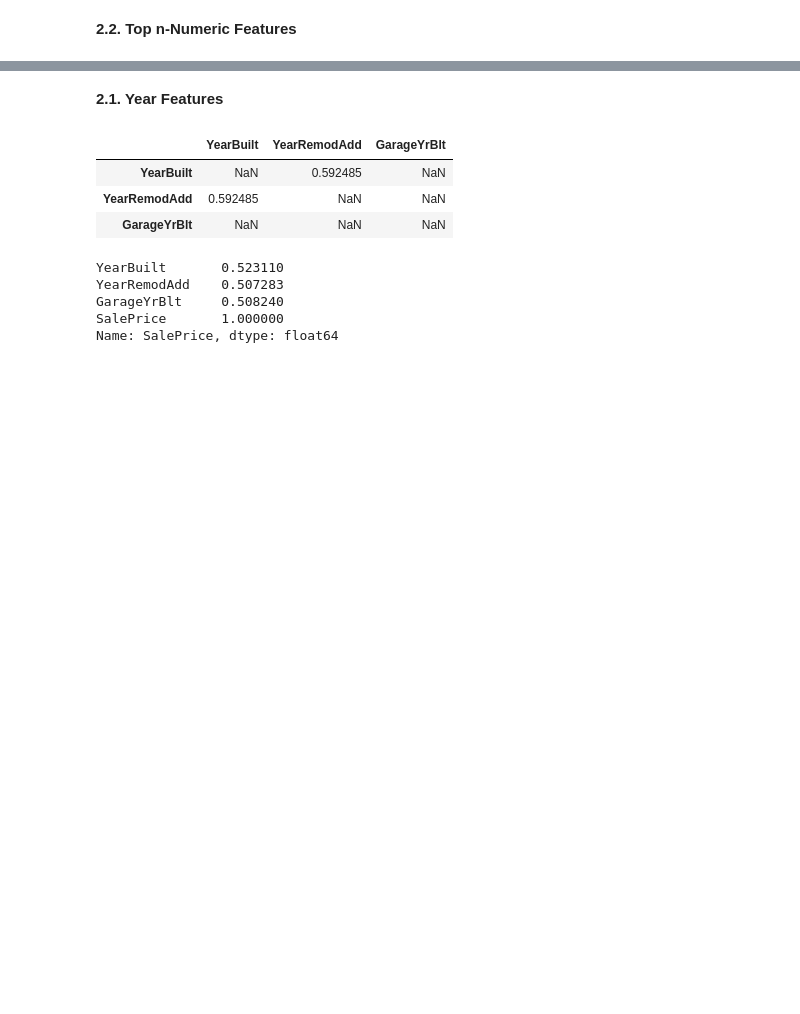
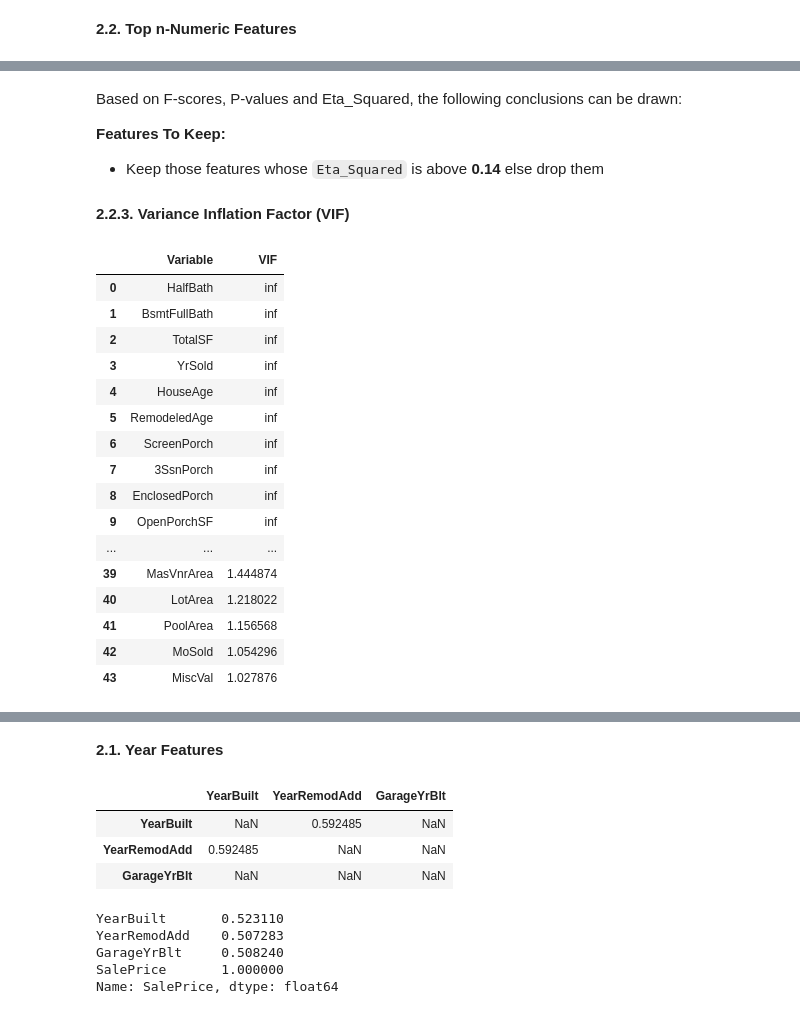
Before and after one commit to annugit1655/Real-Estate-Price-Prediction, a Jupyter notebook: Real-Estate-Price-Prediction/notebooks/02-Preprocessing-&-Feature-Engg.ipynb, the cells around one changed output, grey strips where cells are left out. Cells and saved outputs as stored; diff of their text form; code cells hidden in the pictures; blank space fills up the shorter version.

```diff
--- a/Real-Estate-Price-Prediction/notebooks/02-Preprocessing-&-Feature-Engg.ipynb
+++ b/Real-Estate-Price-Prediction/notebooks/02-Preprocessing-&-Feature-Engg.ipynb
@@ -510,0 +659,5 @@ def filter_by_correlation(df, features, target="SalePrice"):
+# %%
+num_cols = train_pro.select_dtypes(include='number').columns
+# Drop them due to multicollinearity
+remove_col = ['TotRmsAbvGrd', 'GarageCars', 'FullBath', '1stFlrSF', 'GarageYrBlt']
+num_col = [col for col in num_cols if col not in ['Id', 'LotFrontage', 'SalePrice']]
@@ -511,25 +709,45 @@ def filter_by_correlation(df, features, target="SalePrice"):
+# %% [markdown]
+Based on F-scores, P-values and Eta_Squared, the following conclusions can be drawn:
+
+**Features To Keep:**
+
+- Keep those features whose `Eta_Squared` is above __0.14__ else drop them
+# %% [markdown]
+**2.2.3. Variance Inflation Factor (VIF)**
 # %%
-# Analysis using VIF
+# compute the vif for all given features
 from statsmodels.stats.outliers_influence import variance_inflation_factor
 
-def filter_by_vif(df, features):
-    """
-    Filter numeric features based on VIF analysis.
+def compute_vif(df):
 
-    Parameters:
-    -----------
-    df : pandas.DataFrame
-        Dataset containing numeric features.
-    features : list
-        List of candidate numeric features to evaluate.
+    d = df.select_dtypes(include = 'number')
+    # the calculation of variance inflation requires a constant
+    d['intercept'] = 1
 
-    Returns:
-    --------
-    vif_df : pandas.DataFrame
-        VIF values for selected features.
-    """
-    X = df[features].dropna()
-    vif_data = pd.DataFrame()
-    vif_data["feature"] = X.columns
-    vif_data["VIF"] = [variance_inflation_factor(X.values, i) for i in range(X.shape[1])]
-    return vif_data
+    # create dataframe to store vif values
+    vif = pd.DataFrame()
+    vif["Variable"] = d.columns
+    vif["VIF"] = [variance_inflation_factor(d.values, i) for i in range(d.shape[1])]
+    vif = vif[vif['Variable']!='intercept']
+    return vif
+# Criterion: Remove variables with VIF >= 5.0
+# %%
+compute_vif(train_pro[num_col]).sort_values(by = 'VIF', ascending = False, ignore_index=True)
+# %% [output]
+|  | Variable | VIF |
+| 0 | HalfBath | inf |
+| 1 | BsmtFullBath | inf |
+| 2 | TotalSF | inf |
+| 3 | YrSold | inf |
+| 4 | HouseAge | inf |
+| 5 | RemodeledAge | inf |
+| 6 | ScreenPorch | inf |
+| 7 | 3SsnPorch | inf |
+| 8 | EnclosedPorch | inf |
+| 9 | OpenPorchSF | inf |
+| ... | ... | ... |
+| 39 | MasVnrArea | 1.444874 |
+| 40 | LotArea | 1.218022 |
+| 41 | PoolArea | 1.156568 |
+| 42 | MoSold | 1.054296 |
+| 43 | MiscVal | 1.027876 |
```
Also changed, not shown: parts of 16 cells of this notebook.
